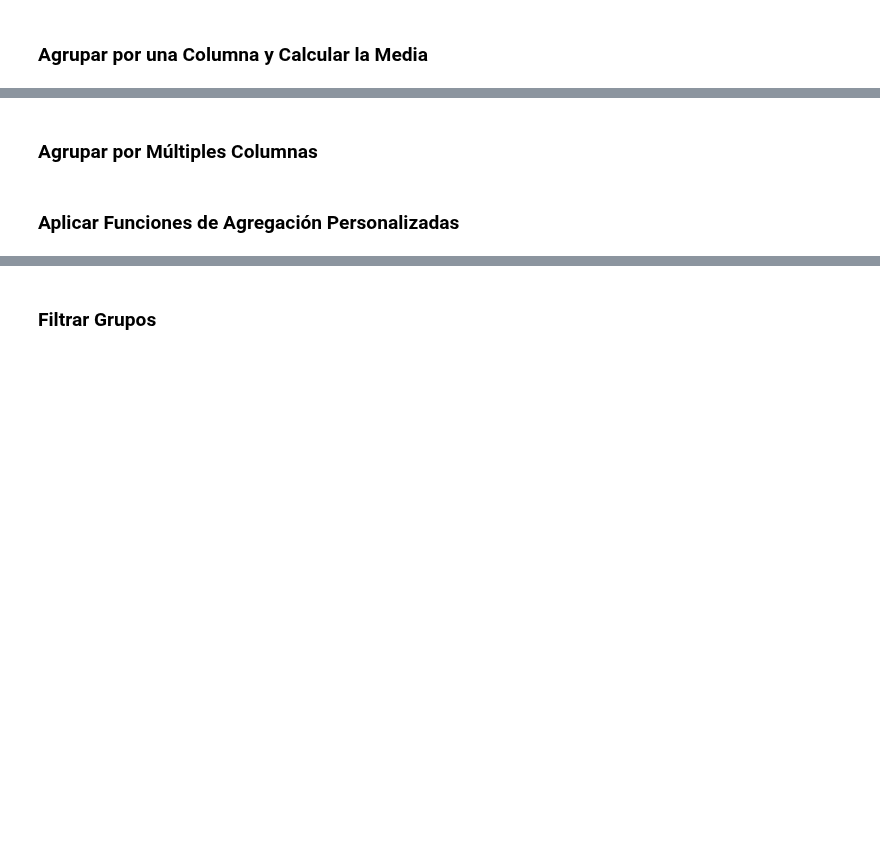
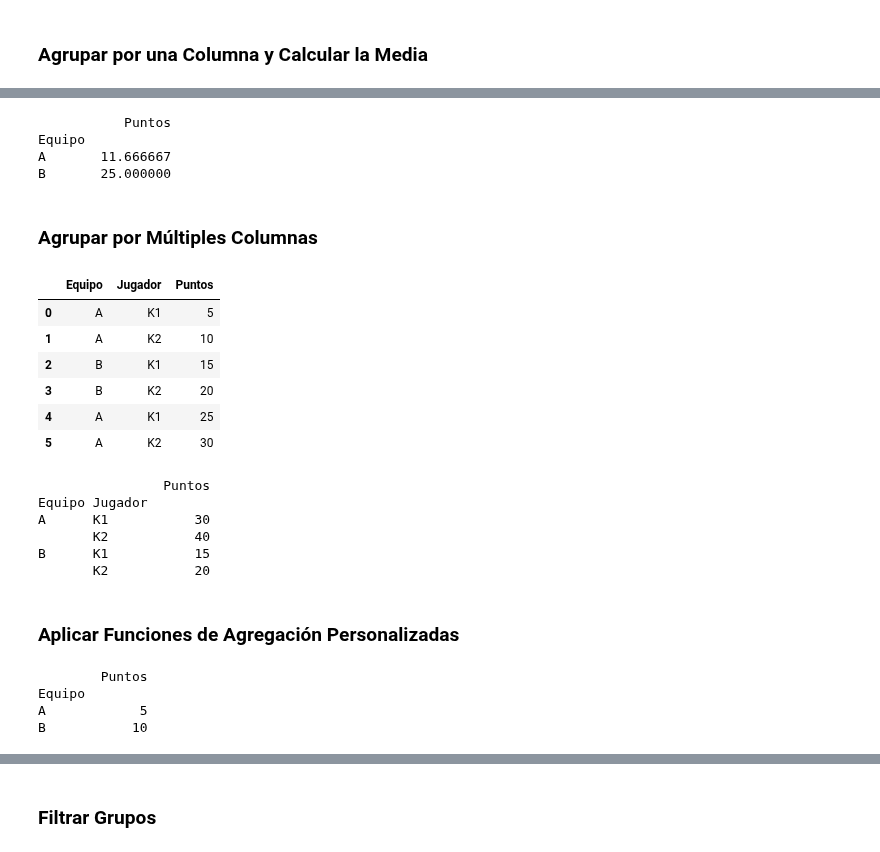
Before and after one commit to pjhh-umar/ProgramacionDOS, a Jupyter notebook: Semanas/S13.ipynb, the cells around one changed output, grey strips where cells are left out. Drawn from its saved outputs; the diff is of its cells as text; code cells hidden in the pictures; blank space fills up the shorter version.

```diff
--- a/Semanas/S13.ipynb
+++ b/Semanas/S13.ipynb
@@ -1481,23 +1550,59 @@ print(group.mean())
+# %%
+group = df.groupby('Equipo')
+print(group.mean())
+# %% [output]
+           Puntos
+Equipo
+A       11.666667
+B       25.000000
 # %% [markdown]
 ### Agrupar por Múltiples Columnas
 # %%
 data = {
     'Equipo': ['A', 'A', 'B', 'B', 'A', 'A'],
     'Jugador': ['K1', 'K2', 'K1', 'K2', 'K1', 'K2'],
     'Puntos': [5, 10, 15, 20, 25, 30]
 }
 df = pd.DataFrame(data)
-
-grupo = df.groupby(['Equipo', 'Jugador'])
-print(grupo.sum())
+df
+# %% [output]
+|  | Equipo | Jugador | Puntos |
+| 0 | A | K1 | 5 |
+| 1 | A | K2 | 10 |
+| 2 | B | K1 | 15 |
+| 3 | B | K2 | 20 |
+| 4 | A | K1 | 25 |
+| 5 | A | K2 | 30 |
+# %%
+grupo = df.groupby(['Equipo', 'Jugador'])
+print(grupo.sum())
+# %% [output]
+                Puntos
+Equipo Jugador
+A      K1           30
+       K2           40
+B      K1           15
+       K2           20
 # %% [markdown]
 ### Aplicar Funciones de Agregación Personalizadas
 # %%
 def rango(x):
     return x.max() - x.min()
 
+
+data = {
+    'Equipo': ['A', 'B', 'A', 'B', 'A', 'B'],
+    'Puntos': [10, 20, 15, 25, 10, 30]
+}
+
+df = pd.DataFrame(data)
 grupo = df.groupby('Equipo')
 print(grupo.agg(rango))
+# %% [output]
+        Puntos
+Equipo
+A            5
+B           10
 # %%
 import pandas as pd
 
```
Also changed, not shown: parts of 16 cells of this notebook.
